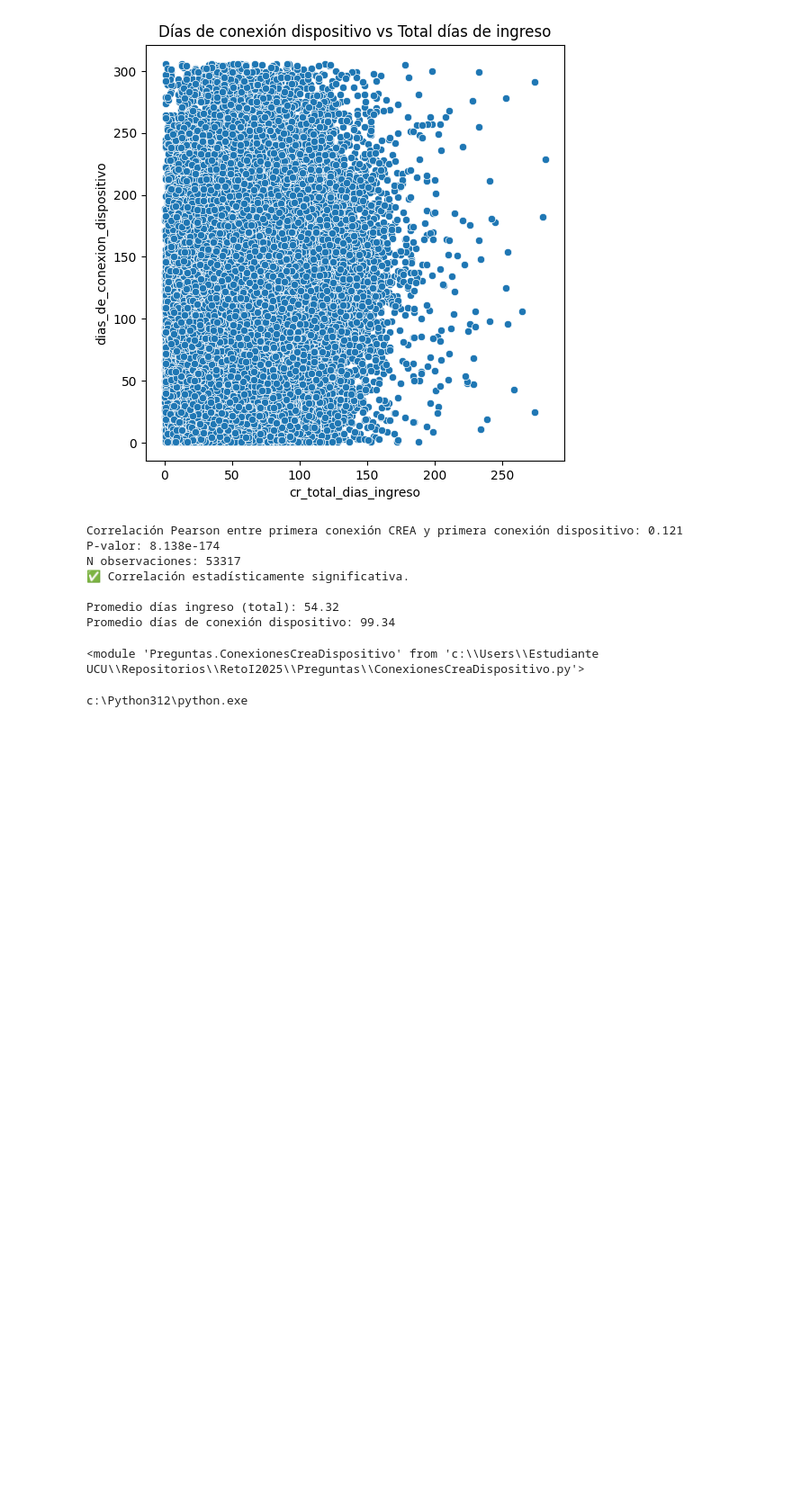
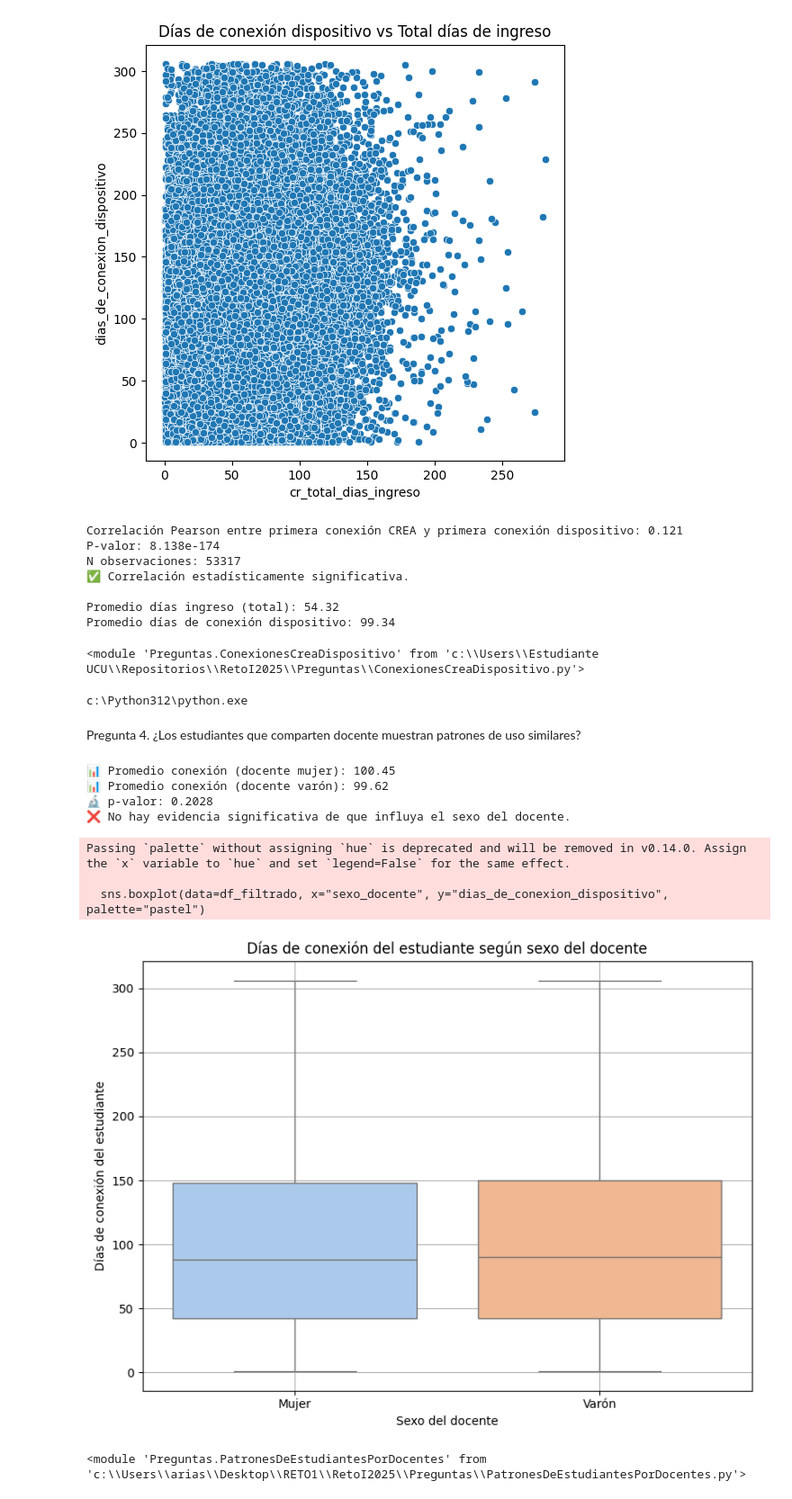
Before and after one commit to RealRafaelious/RetoI2025, a Jupyter notebook: interfaceRETO.ipynb, the cells around one changed output. Shown at 90% size. Drawn from its saved outputs; the diff is of its cells as text; code cells hidden in the pictures; blank space fills up the shorter version.

Commit message:
feat interfaz added pregunta 4

```diff
--- a/interfaceRETO.ipynb
+++ b/interfaceRETO.ipynb
@@ -95,3 +95,18 @@ import sys
 print(sys.executable)
 # %% [output]
 c:\Python312\python.exe
+# %% [markdown]
+Pregunta 4. ¿Los estudiantes que comparten docente muestran patrones de uso similares?
+# %%
+from Preguntas import PatronesDeEstudiantesPorDocentes
+PatronesDeEstudiantesPorDocentes
+# %% [output]
+📊 Promedio conexión (docente mujer): 100.45
+📊 Promedio conexión (docente varón): 99.62
+🔬 p-valor: 0.2028
+❌ No hay evidencia significativa de que influya el sexo del docente.
+Passing `palette` without assigning `hue` is deprecated and will be removed in v0.14.0. Assign the `x` variable to `hue` and set `legend=False` for the same effect.
+
+  sns.boxplot(data=df_filtrado, x="sexo_docente", y="dias_de_conexion_dispositivo", palette="pastel")
+[figure, added]
+<module 'Preguntas.PatronesDeEstudiantesPorDocentes' from 'c:\\Users\\arias\\Desktop\\RETO1\\RetoI2025\\Preguntas\\PatronesDeEstudiantesPorDocentes.py'>
```
Also changed, not shown: 1 other file.
